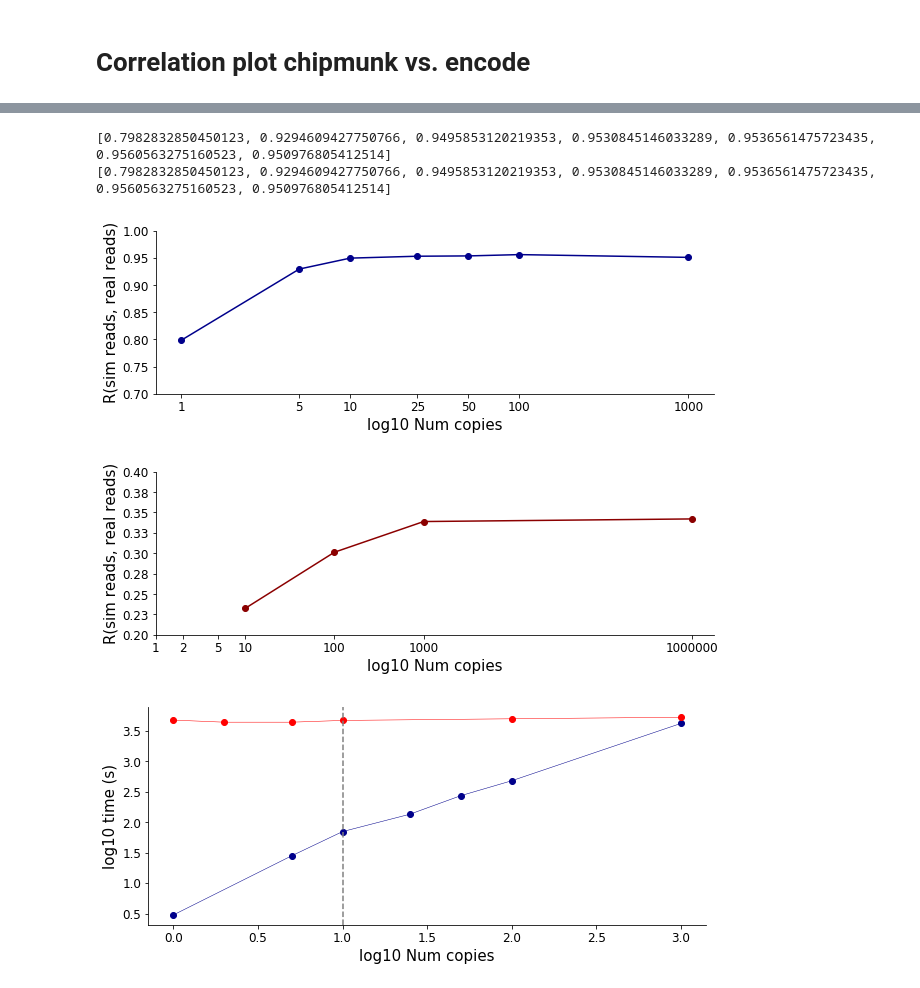
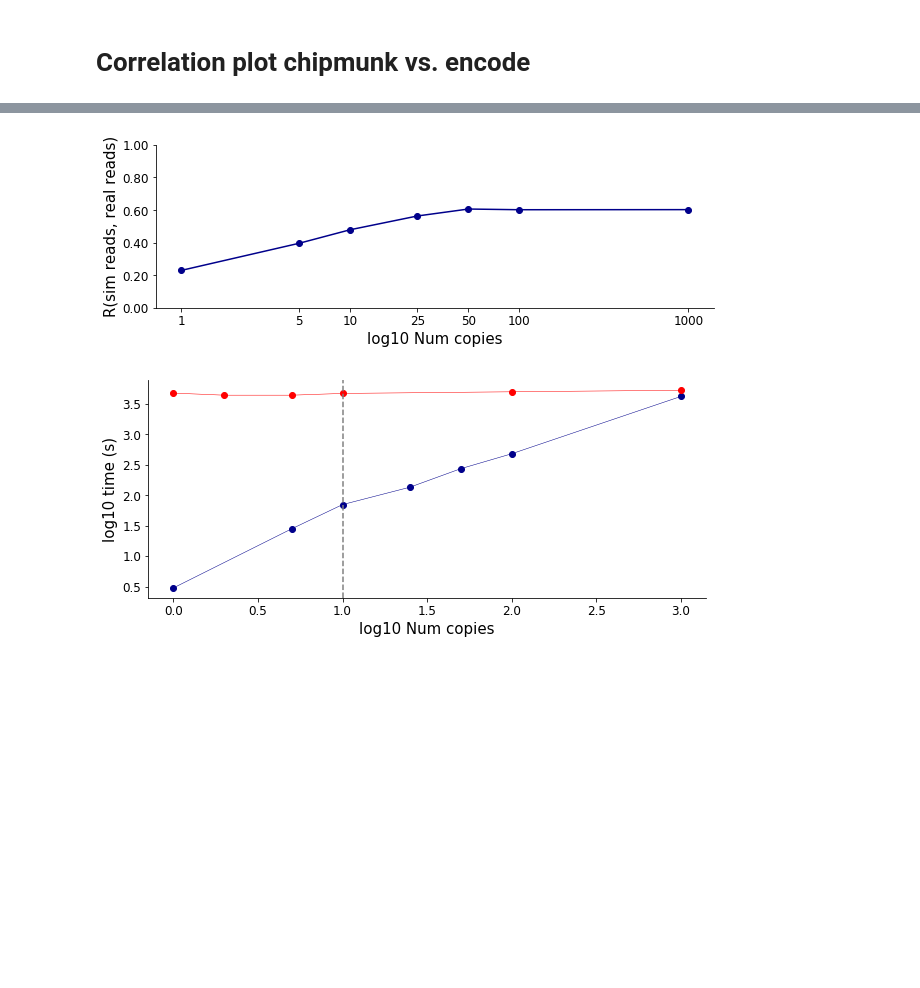
Before and after one commit to gymreklab/chips, a Jupyter notebook: paper-methods/FigureNotebooks/ChIPMunk_SuppFigNC.ipynb, the cells around one changed output, grey strips where cells are left out. Cells and saved outputs as stored; diff of their text form; code cells hidden in the pictures; blank space fills up the shorter version.

```diff
--- a/paper-methods/FigureNotebooks/ChIPMunk_SuppFigNC.ipynb
+++ b/paper-methods/FigureNotebooks/ChIPMunk_SuppFigNC.ipynb
@@ -16,12 +16,12 @@ FIG1COLOR = "darkblue"
 # %% [output]
 Populating the interactive namespace from numpy and matplotlib
 # %%
-#factor = "GM12878_MEF2A_ENCFF359HKJ_ENCFF980AUY"
-#factor2 = "GM12878_MEF2A_ENCFF012YAB_ENCFF951TLZ"
-factor = "GM12878_H3K27ac_ENCFF097SQI_ENCFF465WTH"
-#factor2 = "GM12878_H3K27ac_ENCFF385RWJ_ENCFF849JNQ"
+#factor = "GM12878_H3K27ac_ENCFF097SQI_ENCFF465WTH"
+binsize=5
 #factor = "GM12878_BACH1_ENCFF518TTP_ENCFF866OLZ"
-binsize=5
+#binsize=1
+factor = "GM12878_CTCF_ENCFF584BRF_ENCFF559IXF"
+binsize = 1
 # %% [markdown]
 # Correlation plot chipmunk vs. encode
 # %%
@@ -139,63 +137,55 @@ for nc in ncs:
     # separate by overlap/no overlap peaks
     r_peak = scipy.stats.pearsonr(np.log10((bindata[bindata["overlap"]]["enc.counts"])+pc), np.log10(bindata[bindata["overlap"]]["sim.counts"]+pc))[0]
     rvals_peak.append(r_peak)
 
+"""
 for nc in chipulate_ncs:
     sim_bins = pd.read_csv(os.path.join(DATADIR, factor, factor+".%s.chipulate.cov.%skb.bed"%(nc, binsize)), usecols=[3], names=["sim.counts"], sep="\t")
     bindata = pd.DataFrame({"pos": enc_bins["pos"], "end": enc_bins["end"],
                             "enc.counts": enc_bins["enc.counts"], "sim.counts": sim_bins["sim.counts"]})
     bindata = bindata[bindata["enc.counts"]+bindata["sim.counts"]>0]
     bindata = pd.merge(bindata, binannot, on=["pos","end"])
 
     # separate by overlap/no overlap peaks
     r_peak = scipy.stats.pearsonr(np.log10((bindata[bindata["overlap"]]["enc.counts"])+pc), np.log10(bindata[bindata["overlap"]]["sim.counts"]+pc))[0]
     rvals_peak_chipulate.append(r_peak)
 
 fig = plt.figure()
 fig.set_size_inches((10, 3))
 ax = fig.add_subplot(111)
+ax.plot(np.log10(chipulate_ncs), rvals_peak_chipulate, marker="o", color="darkred");
+ax.set_xlabel("log10 Num copies", size=15)
+ax.set_ylabel("R(sim reads, real reads)", size=15)
+ax.spines['right'].set_visible(False)
+ax.spines['top'].set_visible(False)
+ax.yaxis.set_ticks_position('left')
+ax.xaxis.set_ticks_position('bottom')
+ax.set_ylim(bottom=0.0, top=1.0)
+ax.set_xticks(np.log10(chipulate_ncs))
+ax.set_xticklabels(chipulate_ncs, size=12)
+ax.set_yticklabels(["%0.2f"%item for item in ax.get_yticks()], size=12);
+fig.savefig(os.path.join(OUTDIR, "SuppFig_BinsExample_vsNC_%s_chipulate.pdf"%factor))
+
+"""
+
+
+fig = plt.figure()
+fig.set_size_inches((10, 3))
+ax = fig.add_subplot(111)
 ax.plot(np.log10(ncs), rvals_peak, marker="o", color="darkblue");
 ax.set_xlabel("log10 Num copies", size=15)
 ax.set_ylabel("R(sim reads, real reads)", size=15)
 ax.spines['right'].set_visible(False)
 ax.spines['top'].set_visible(False)
 ax.yaxis.set_ticks_position('left')
 ax.xaxis.set_ticks_position('bottom')
-ax.set_ylim(bottom=0.7, top=1.0)
+ax.set_ylim(bottom=0.0, top=1.0)
 ax.set_xticks(np.log10(ncs))
 ax.set_xticklabels(ncs, size=12)
 ax.set_yticklabels(["%0.2f"%item for item in ax.get_yticks()], size=12);
 fig.savefig(os.path.join(OUTDIR, "SuppFig_BinsExample_vsNC_%s.pdf"%factor))
-
-
-fig = plt.figure()
-fig.set_size_inches((10, 3))
-ax = fig.add_subplot(111)
-ax.plot(np.log10(chipulate_ncs), rvals_peak_chipulate, marker="o", color="darkred");
-ax.set_xlabel("log10 Num copies", size=15)
-ax.set_ylabel("R(sim reads, real reads)", size=15)
-ax.spines['right'].set_visible(False)
-ax.spines['top'].set_visible(False)
-ax.yaxis.set_ticks_position('left')
-ax.xaxis.set_ticks_position('bottom')
-ax.set_ylim(bottom=0.2, top=0.4)
-ax.set_xticks(np.log10(chipulate_ncs))
-ax.set_xticklabels(chipulate_ncs, size=12)
-ax.set_yticklabels(["%0.2f"%item for item in ax.get_yticks()], size=12);
-fig.savefig(os.path.join(OUTDIR, "SuppFig_BinsExample_vsNC_%s_chipulate.pdf"%factor))
-
-#ax2 = ax.twiny()
-#ax2.plot(np.log10(chipulate_ncs), rvals_peak_chipulate, marker="o", color="darkred");
-#ax2.set_xticks(np.log10(chipulate_ncs))
-#ax2.set_xticklabels(chipulate_ncs, size=12)
-
-print(rvals_peak)
-print(rvals_peak)
 # %% [output]
-[0.7982832850450123, 0.9294609427750766, 0.9495853120219353, 0.9530845146033289, 0.9536561475723435, 0.9560563275160523, 0.950976805412514]
-[0.7982832850450123, 0.9294609427750766, 0.9495853120219353, 0.9530845146033289, 0.9536561475723435, 0.9560563275160523, 0.950976805412514]
-[figure, old version]
+[figure, new version]
-[figure, removed]
 # %%
 # Time vs. num copies
 ncs = [1, 5, 10, 25, 50, 100, 1000]
```
Also changed, not shown: parts of 1 cell of this notebook, 5 other files.
